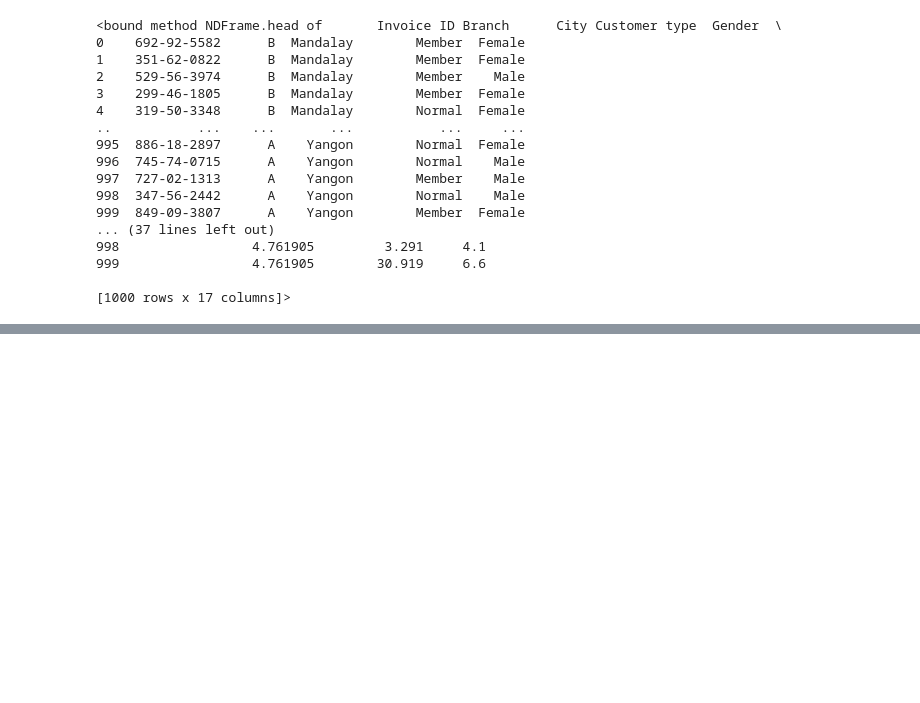
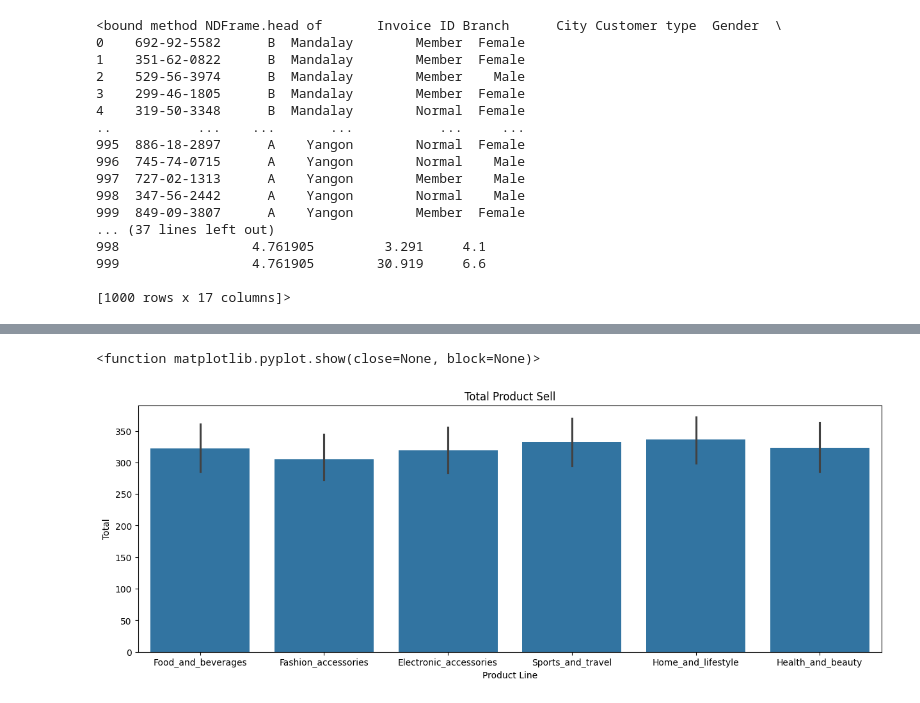
Before and after one commit to Mostafij-k/Python-Learning, a Jupyter notebook: Data/Seaborn.ipynb, the cells around one changed output, grey strips where cells are left out. Drawn from its saved outputs; the diff is of its cells as text; code cells hidden in the pictures; blank space fills up the shorter version.

```diff
--- a/Data/Seaborn.ipynb
+++ b/Data/Seaborn.ipynb
@@ -91,0 +94,29 @@ sns.countplot(x='Gender', color='green', data=mart)
+# %%
+# Create Bar plot
+# Import all required labraries
+import pandas as pd
+import numpy as np
+import matplotlib.pyplot as plt
+import seaborn as sns
+import openpyxl
+
+# Load Seaborn Datasets
+# Name of seaborn dataset
+    # sns.get_dataset_names()
+# Load Datset
+    #titanic=sns.load_dataset('titanic')
+    #titanic.head
+
+# Load example daset
+mart=pd.read_excel("supermarket_sales.xlsx")
+mart.head
+# Create a figure
+plt.figure(figsize=(15,5))
+sns.barplot(x='Product line', y='Total', data=mart)
+plt.title('Total Product Sell')
+plt.xlabel('Product Line')
+plt.ylabel('Total')
+plt.show
+# %% [output]
+<function matplotlib.pyplot.show(close=None, block=None)>
+[figure, added]
```
Also changed, not shown: parts of 2 cells of this notebook.
